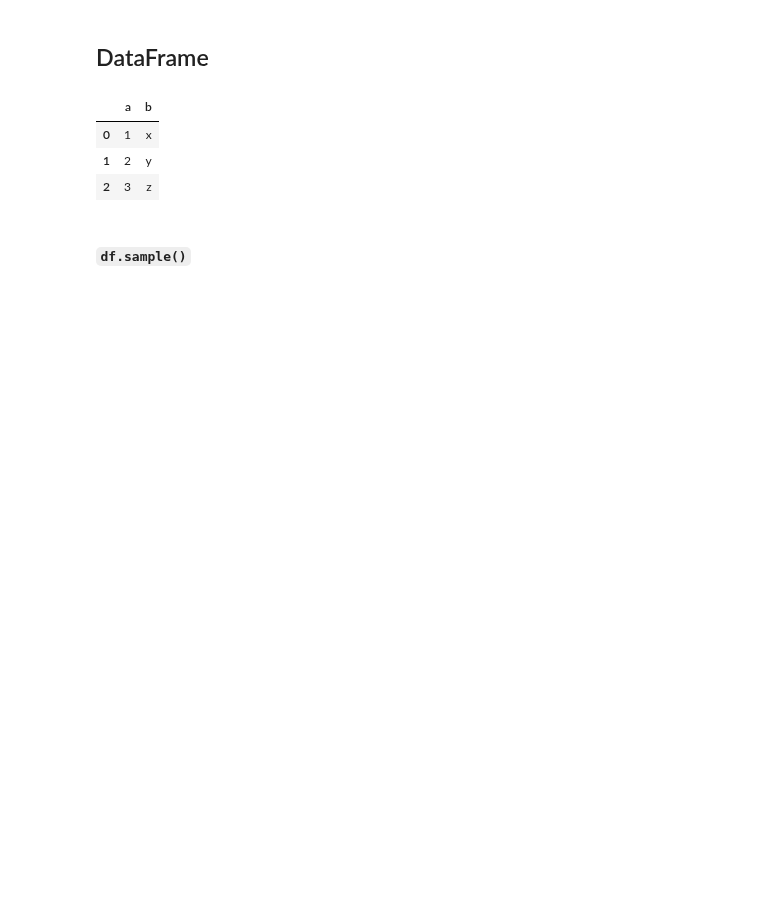
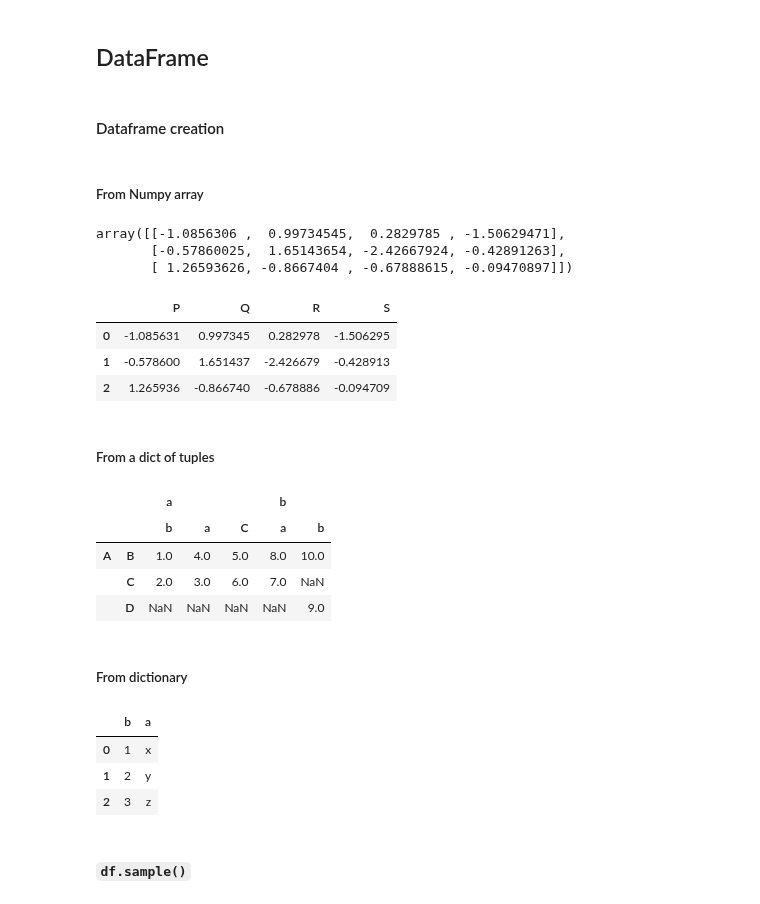
Before and after one commit to mayankkaizen/jupyter-notebooks, a Jupyter notebook: ML and DS/Pandas.ipynb, the cells around one changed output. Drawn from its saved outputs; the diff is of its cells as text; code cells hidden in the pictures; blank space fills up the shorter version.

```diff
--- a/ML and DS/Pandas.ipynb
+++ b/ML and DS/Pandas.ipynb
@@ -108,13 +174,60 @@ dtype: int64
 # %% [markdown]
 ## DataFrame
-# %%
-b = pd.DataFrame({'a':[1,2,3],'b':['x','y','z']})
-b
-# %% [output]
-|  | a | b |
-| 0 | 1 | x |
-| 1 | 2 | y |
-| 2 | 3 | z |
+# %% [markdown]
+#### Dataframe creation
+# %% [markdown]
+##### From Numpy array
+# %%
+#from numpy array
+np.random.seed(123)
+data = np.random.randn(3,4)
+data
+# %% [output]
+array([[-1.0856306 ,  0.99734545,  0.2829785 , -1.50629471],
+       [-0.57860025,  1.65143654, -2.42667924, -0.42891263],
+       [ 1.26593626, -0.8667404 , -0.67888615, -0.09470897]])
+# %%
+data = pd.DataFrame(data, columns = "P Q R S".split())
+data
+# %% [output]
+|  | P | Q | R | S |
+| 0 | -1.085631 | 0.997345 | 0.282978 | -1.506295 |
+| 1 | -0.578600 | 1.651437 | -2.426679 | -0.428913 |
+| 2 | 1.265936 | -0.866740 | -0.678886 | -0.094709 |
+# %% [markdown]
+##### From a dict of tuples
+# %%
+#keys of outer dict indicate columns
+#keys of inner dict indicate index
+
+d = {('a','b'):{('A','B'):1,('A','C'):2},
+     ('a','a'):{('A','C'):3,('A','B'):4},
+     ('a','C'):{('A','B'):5,('A','C'):6},
+     ('b','a'):{('A','C'):7,('A','B'):8},
+     ('b','b'):{('A','D'):9,('A','B'):10}}
+
+df = pd.DataFrame(d)
+df
+# %% [output]
+|  |  | a |  |  | b |  |
+|  |  | b | a | C | a | b |
+| A | B | 1.0 | 4.0 | 5.0 | 8.0 | 10.0 |
+|  | C | 2.0 | 3.0 | 6.0 | 7.0 | NaN |
+|  | D | NaN | NaN | NaN | NaN | 9.0 |
+# %% [markdown]
+##### From dictionary
+# %%
+#for Python >=3.6 and Pandas>=.23 index will be insertion order ['b','a'].
+#otherwise it will be lexically ordered list of dict keys ['a','b]
+
+
+b = pd.DataFrame({'b':[1,2,3],'a':['x','y','z']})
+b
+# %% [output]
+|  | b | a |
+| 0 | 1 | x |
+| 1 | 2 | y |
+| 2 | 3 | z |
 # %% [markdown]
 ##### `df.sample()`
 # %%
```
Also changed, not shown: parts of 130 cells of this notebook, 8 other files.
